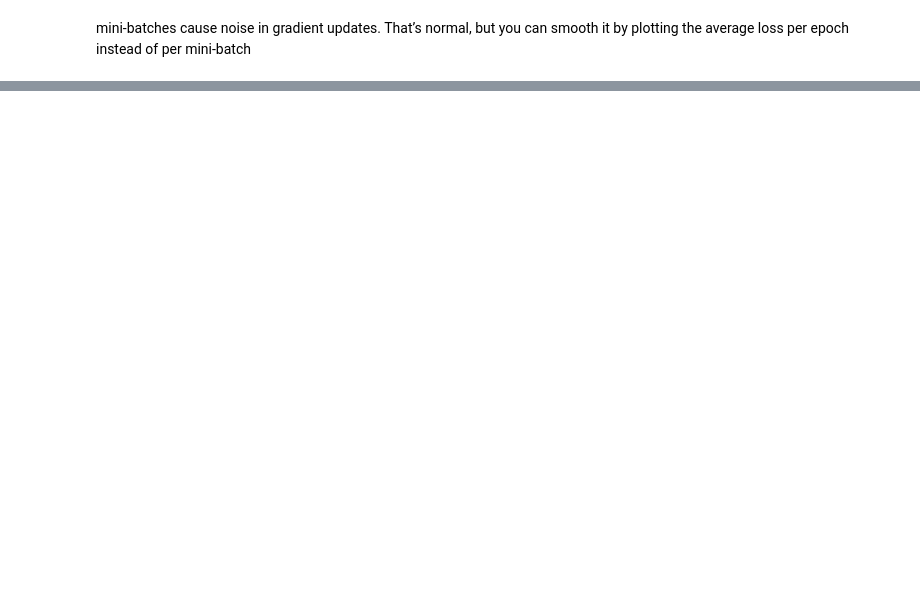
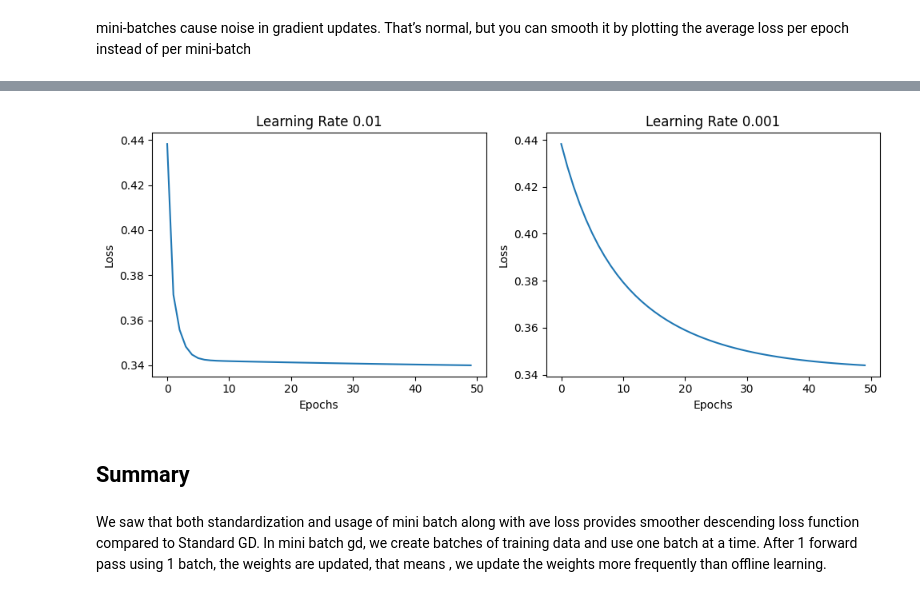
Before and after one commit to rajukan/grk_machine_learning_code, a Jupyter notebook: cost_loss/logistic_reg_gd.ipynb, the cells around one changed output, grey strips where cells are left out. Saved outputs shown, nothing was run; the diff lists cells and outputs as text; code cells hidden in the pictures; blank space fills up the shorter version.

```diff
--- a/cost_loss/logistic_reg_gd.ipynb
+++ b/cost_loss/logistic_reg_gd.ipynb
@@ -395,0 +497,28 @@ plt.show()
+# %%
+epochs = 50
+l_rate_1=.01
+l_rate_2=.001
+
+w_offline_1, cost_list_offline_1 = fit(X_train, y_train, epochs=epochs, l_rate=l_rate_1)
+w_offline_2, cost_list_offline_2 = fit(X_train, y_train, epochs=epochs, l_rate=l_rate_2)
+# %%
+fig, (ax1, ax2) = plt.subplots(1, 2, figsize=(10, 4))
+
+ax1.plot(cost_list_offline_1)
+ax1.set_xlabel("Epochs")
+ax1.set_ylabel("Loss")
+ax1.set_title("Learning Rate {}".format(l_rate_1))
+
+ax2.plot(cost_list_offline_2)
+ax2.set_xlabel("Epochs")
+ax2.set_ylabel("Loss")
+ax2.set_title("Learning Rate {}".format(l_rate_2))
+
+plt.tight_layout()
+plt.show()
+# %% [output]
+[figure, added]
+# %% [markdown]
+## Summary
+# %% [markdown]
+We saw that both standardization and usage of mini batch along with ave loss provides smoother descending loss function compared to Standard GD. In mini batch gd, we create batches of training data and use one batch at a time. After 1 forward pass using 1 batch, the weights are updated, that means , we update the weights more frequently than offline learning.
```
Also changed, not shown: parts of 30 cells of this notebook, 1 other file.
